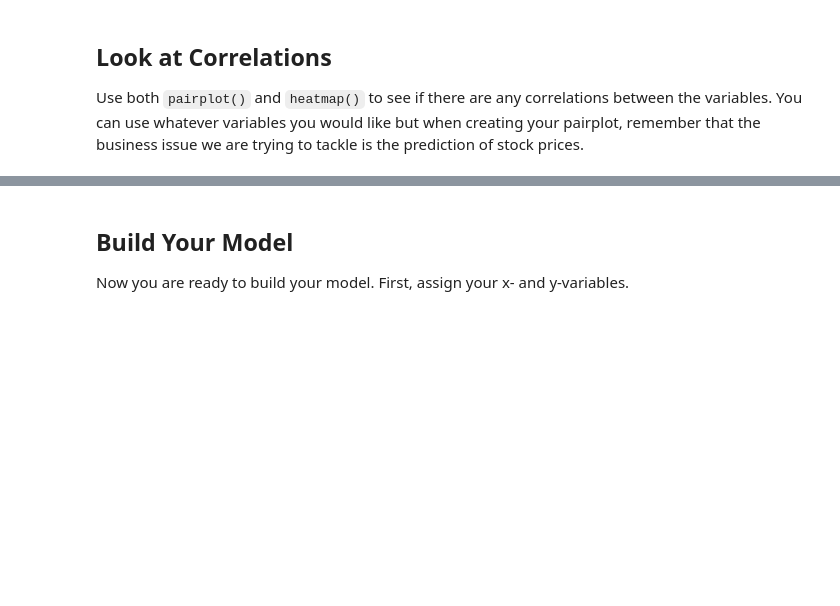
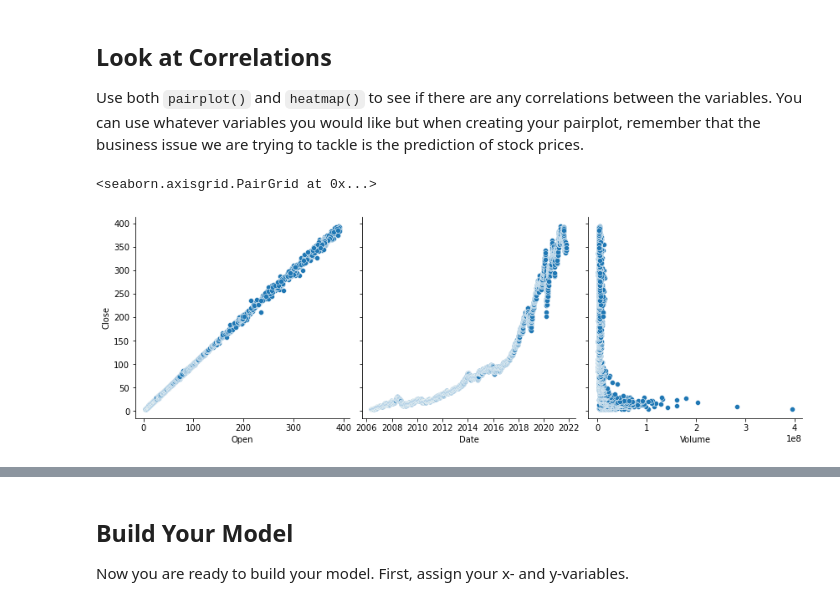
Before and after one commit to sunitalama/data-modeling-pt2-studio, a Jupyter notebook: stock-predictions.ipynb, the cells around one changed output, grey strips where cells are left out. Saved outputs shown, nothing was run; the diff lists cells and outputs as text; code cells hidden in the pictures; blank space fills up the shorter version.

```diff
--- a/stock-predictions.ipynb
+++ b/stock-predictions.ipynb
@@ -24,6 +32,12 @@ stocks_df['Converted Date'] = stocks_df['Date'].map(dt.datetime.toordinal)
 ## Look at Correlations
 
 Use both `pairplot()` and `heatmap()` to see if there are any correlations between the variables. You can use whatever variables you would like but when creating your pairplot, remember that the business issue we are trying to tackle is the prediction of stock prices.
+# %%
+sb.pairplot(stocks_df, x_vars=['Open', 'Date', 'Volume'],
+             y_vars='Close', size=4, aspect=1, kind='scatter')
+# %% [output]
+<seaborn.axisgrid.PairGrid at 0x...>
+[figure, added]
 # %%
 
 plt.show()
```
Also changed, not shown: parts of 17 cells of this notebook.
